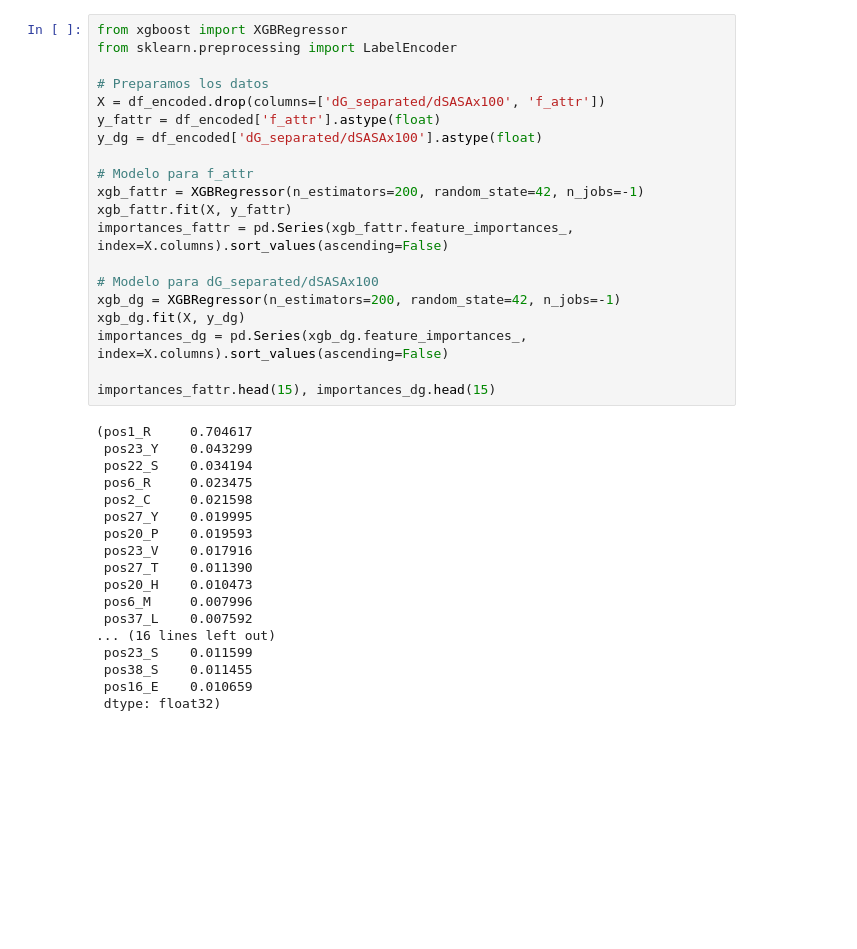
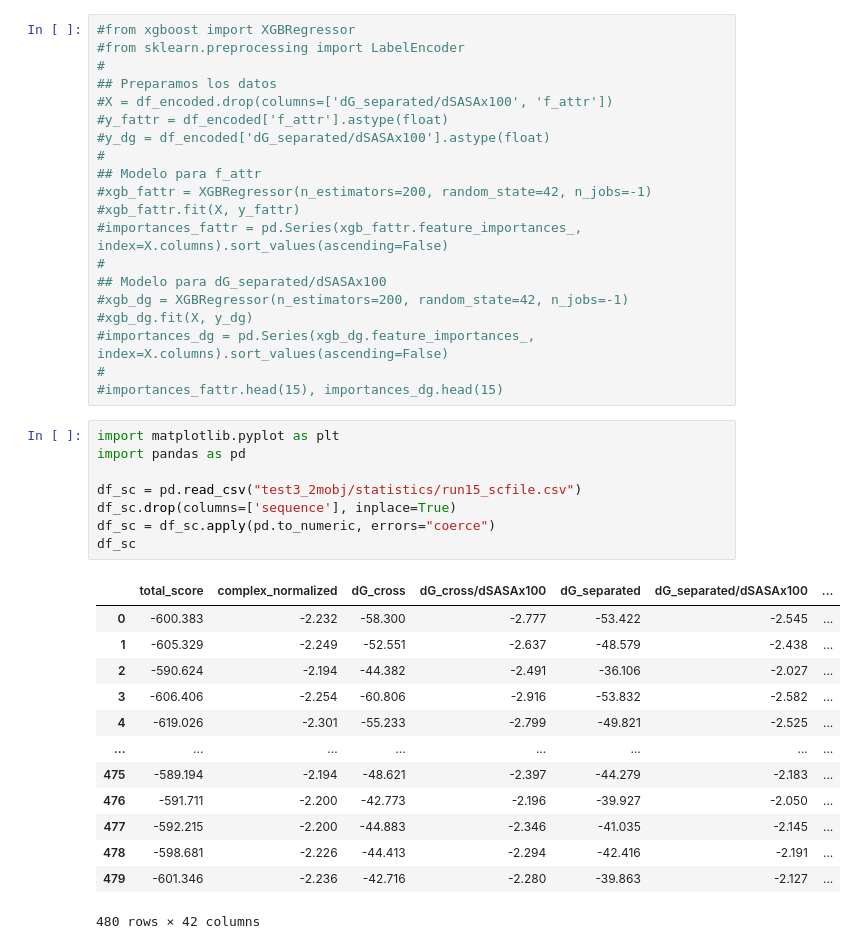
Before and after one commit to applibres/protein_ea_02, a Jupyter notebook: test.ipynb, the cells around one changed output. Drawn from its saved outputs; the diff is of its cells as text; blank space fills up the shorter version.

```diff
--- a/test.ipynb
+++ b/test.ipynb
@@ -76,38 +63,42 @@ df_encoded
 # %%
-from xgboost import XGBRegressor
-from sklearn.preprocessing import LabelEncoder
-
-# Preparamos los datos
-X = df_encoded.drop(columns=['dG_separated/dSASAx100', 'f_attr'])
-y_fattr = df_encoded['f_attr'].astype(float)
-y_dg = df_encoded['dG_separated/dSASAx100'].astype(float)
-
-# Modelo para f_attr
-xgb_fattr = XGBRegressor(n_estimators=200, random_state=42, n_jobs=-1)
-xgb_fattr.fit(X, y_fattr)
-importances_fattr = pd.Series(xgb_fattr.feature_importances_, index=X.columns).sort_values(ascending=False)
-
-# Modelo para dG_separated/dSASAx100
-xgb_dg = XGBRegressor(n_estimators=200, random_state=42, n_jobs=-1)
-xgb_dg.fit(X, y_dg)
-importances_dg = pd.Series(xgb_dg.feature_importances_, index=X.columns).sort_values(ascending=False)
-
-importances_fattr.head(15), importances_dg.head(15)
+#from xgboost import XGBRegressor
+#from sklearn.preprocessing import LabelEncoder
+#
+## Preparamos los datos
+#X = df_encoded.drop(columns=['dG_separated/dSASAx100', 'f_attr'])
+#y_fattr = df_encoded['f_attr'].astype(float)
+#y_dg = df_encoded['dG_separated/dSASAx100'].astype(float)
+#
+## Modelo para f_attr
+#xgb_fattr = XGBRegressor(n_estimators=200, random_state=42, n_jobs=-1)
+#xgb_fattr.fit(X, y_fattr)
+#importances_fattr = pd.Series(xgb_fattr.feature_importances_, index=X.columns).sort_values(ascending=False)
+#
+## Modelo para dG_separated/dSASAx100
+#xgb_dg = XGBRegressor(n_estimators=200, random_state=42, n_jobs=-1)
+#xgb_dg.fit(X, y_dg)
+#importances_dg = pd.Series(xgb_dg.feature_importances_, index=X.columns).sort_values(ascending=False)
+#
+#importances_fattr.head(15), importances_dg.head(15)
-# %% [output]
-(pos1_R     0.704617
- pos23_Y    0.043299
- pos22_S    0.034194
- pos6_R     0.023475
- pos2_C     0.021598
- pos27_Y    0.019995
- pos20_P    0.019593
- pos23_V    0.017916
- pos27_T    0.011390
- pos20_H    0.010473
- pos6_M     0.007996
- pos37_L    0.007592
-... (16 lines left out)
- pos23_S    0.011599
- pos38_S    0.011455
- pos16_E    0.010659
- dtype: float32)
+# %%
+import matplotlib.pyplot as plt
+import pandas as pd
+
+df_sc = pd.read_csv("test3_2mobj/statistics/run15_scfile.csv")
+df_sc.drop(columns=['sequence'], inplace=True)
+df_sc = df_sc.apply(pd.to_numeric, errors="coerce")
+df_sc
+# %% [output]
+|  | total_score | complex_normalized | dG_cross | dG_cross/dSASAx100 | dG_separated | dG_separated/dSASAx100 | ... |
+| 0 | -600.383 | -2.232 | -58.300 | -2.777 | -53.422 | -2.545 | ... |
+| 1 | -605.329 | -2.249 | -52.551 | -2.637 | -48.579 | -2.438 | ... |
+| 2 | -590.624 | -2.194 | -44.382 | -2.491 | -36.106 | -2.027 | ... |
+| 3 | -606.406 | -2.254 | -60.806 | -2.916 | -53.832 | -2.582 | ... |
+| 4 | -619.026 | -2.301 | -55.233 | -2.799 | -49.821 | -2.525 | ... |
+| ... | ... | ... | ... | ... | ... | ... | ... |
+| 475 | -589.194 | -2.194 | -48.621 | -2.397 | -44.279 | -2.183 | ... |
+| 476 | -591.711 | -2.200 | -42.773 | -2.196 | -39.927 | -2.050 | ... |
+| 477 | -592.215 | -2.200 | -44.883 | -2.346 | -41.035 | -2.145 | ... |
+| 478 | -598.681 | -2.226 | -44.413 | -2.294 | -42.416 | -2.191 | ... |
+| 479 | -601.346 | -2.236 | -42.716 | -2.280 | -39.863 | -2.127 | ... |
+480 rows × 42 columns
```
Also changed, not shown: parts of 7 cells of this notebook, 11 other files.
